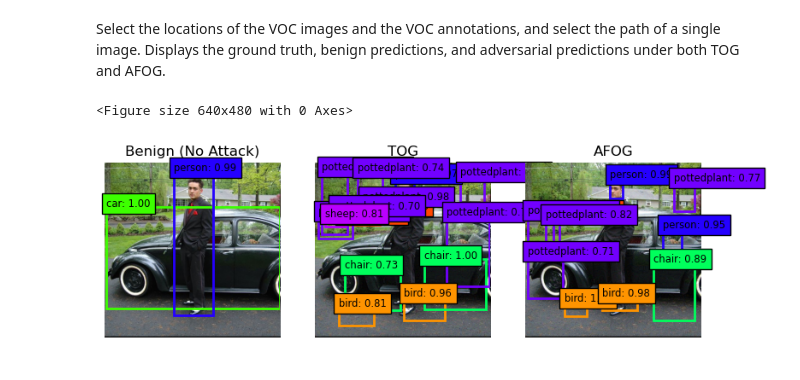
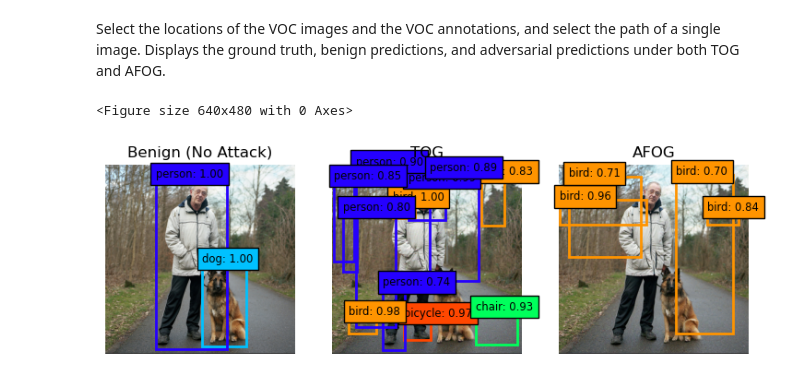
Before and after one commit to zacharyyahn/AFOG, a Jupyter notebook: demos/visualize_frcnn.ipynb, the cells around one changed output. Saved outputs shown, nothing was run; the diff lists cells and outputs as text; code cells hidden in the pictures.

```diff
--- a/demos/visualize_frcnn.ipynb
+++ b/demos/visualize_frcnn.ipynb
@@ -23,9 +23,9 @@ weights = '../model_files/FRCNN.pth'  # TODO: Change this path to the victim mod
 
 detector = FRCNN().cuda(device=0).load(weights)
 
-eps = 8 / 255.       # Hyperparameter: epsilon in L-inf norm
+eps = 4 / 255.       # Hyperparameter: epsilon in L-inf norm
 eps_iter = 2 / 255.  # Hyperparameter: attack learning rate
-n_iter = 10          # Hyperparameter: number of attack iterations
+n_iter = 50          # Hyperparameter: number of attack iterations
 path = "../dataset/VOCdevkit/VOC2007/JPEGImages/"
 # %% [output]
 The autoreload extension is already loaded. To reload it, use:
@@ -35,23 +35,22 @@ Select the locations of the VOC images and the VOC annotations, and select the p
 # %%
 fpath = '../datasets/VOCdevkit/VOC2007/JPEGImages/'
 annot_path = '../datasets/VOCdevkit/VOC2007/Annotations/'
-im = "mancar2.jpg"
 
-input_img = Image.open(im)
+input_img = Image.open(fpath+im)
 x_query, x_meta = letterbox_image_padded(input_img, size=detector.model_img_size)
 detections_query = detector.detect(x_query, conf_threshold=detector.confidence_thresh_default)
 
 x_adv = tog_untargeted(detector, x_query)
 detections_adv = detector.detect(x_adv, conf_threshold=detector.confidence_thresh_default)
 
-x_attn = afog_cnn(detector, x_query, mode="baseline")
+x_attn = afog_cnn(detector, x_query, mode="baseline", eps=eps, eps_iter=eps_iter, n_iter=n_iter)
 detections_attn = detector.detect(x_attn, conf_threshold=detector.confidence_thresh_default)
 
 visualize_detections({'Benign (No Attack)': (x_query, detections_query, detector.model_img_size, detector.classes),
                       'TOG': (x_adv, detections_adv, detector.model_img_size, detector.classes),
                       'AFOG': (x_attn, detections_attn, detector.model_img_size, detector.classes),
                      # 'Ground Truth': (x_query, get_gt_bboxes(annot_path, im, x_meta), detector.model_img_size, detector.classes)
                      })
 # %% [output]
 <Figure size 640x480 with 0 Axes>
-[figure, old version]
+[figure, new version]
```
Also changed, not shown: 52 other files.
